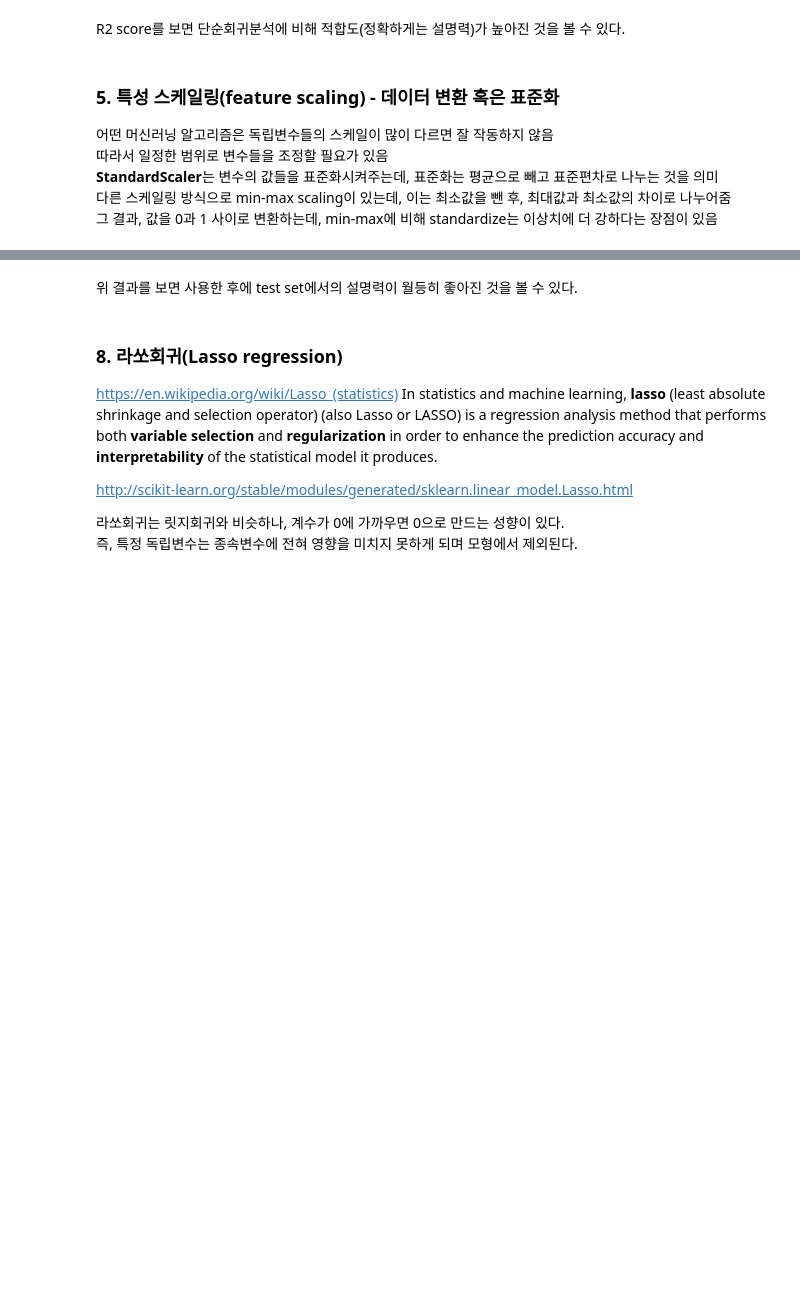
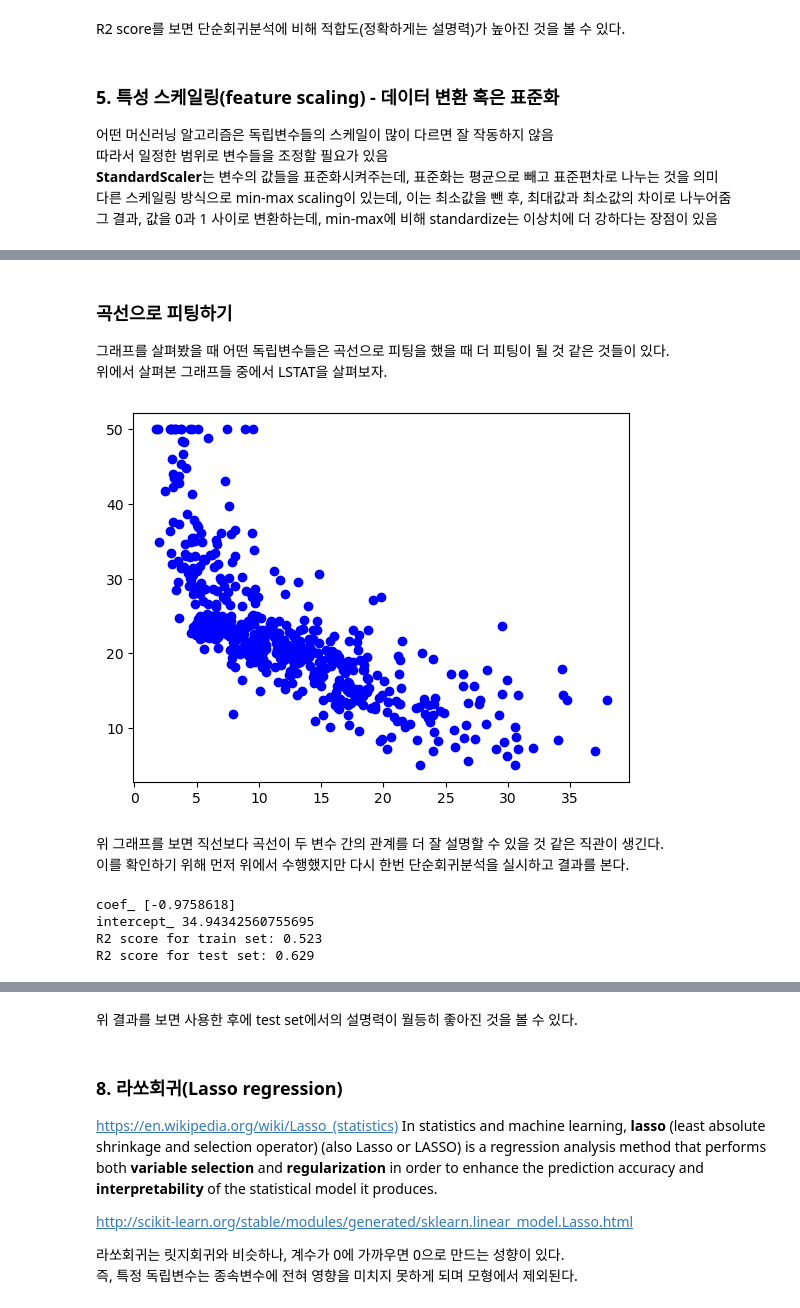
Before and after one commit to supark1227/MachineLearning, a Jupyter notebook: 06.LinearRegression.ipynb, the cells around one changed output, grey strips where cells are left out. Cells and saved outputs as stored; diff of their text form; code cells hidden in the pictures; blank space fills up the shorter version.

```diff
--- a/06.LinearRegression.ipynb
+++ b/06.LinearRegression.ipynb
@@ -251,0 +342,28 @@ R2 score for test set: 0.793
+# %% [markdown]
+### 곡선으로 피팅하기
+그래프를 살펴봤을 때 어떤 독립변수들은 곡선으로 피팅을 했을 때 더 피팅이 될 것 같은 것들이 있다.
+<br> 위에서 살펴본 그래프들 중에서 LSTAT을 살펴보자.
+# %%
+plt.plot(data[:, -1], target, 'bo')
+plt.show()
+# %% [output]
+[figure, added]
+# %% [markdown]
+위 그래프를 보면 직선보다 곡선이 두 변수 간의 관계를 더 잘 설명할 수 있을 것 같은 직관이 생긴다.
+<br> 이를 확인하기 위해 먼저 위에서 수행했지만 다시 한번 단순회귀분석을 실시하고 결과를 본다.
+# %%
+# graph에서 LSTAT이 역방향으로 유의한 영향을 끼치는 것으로 보이므로, LSTAT을 독립변수로 선택
+lr = LinearRegression().fit(X_train[:,-1].reshape(-1, 1), Y_train) #dependent variable이 한 개인 경우에는 reshape를 해줘야 함
+# 위 예는 객체생성과 fit을 한번에 수행
+
+#모형 기본 정보 보기
+print('coef_', lr.coef_) #기울기, 그래프를 생각하면 음수가 나와야 함
+print('intercept_', lr.intercept_)
+print('R2 score for train set: {:.3f}'.format(lr.score(X_train[:,-1].reshape(-1, 1), Y_train)))
+# test set에 대한 예측
+print('R2 score for test set: {:.3f}'.format(lr.score(X_test[:,-1].reshape(-1, 1), Y_test)))
+# %% [output]
+coef_ [-0.9758618]
+intercept_ 34.94342560755695
+R2 score for train set: 0.523
+R2 score for test set: 0.629
```
Also changed, not shown: parts of 62 cells of this notebook.
